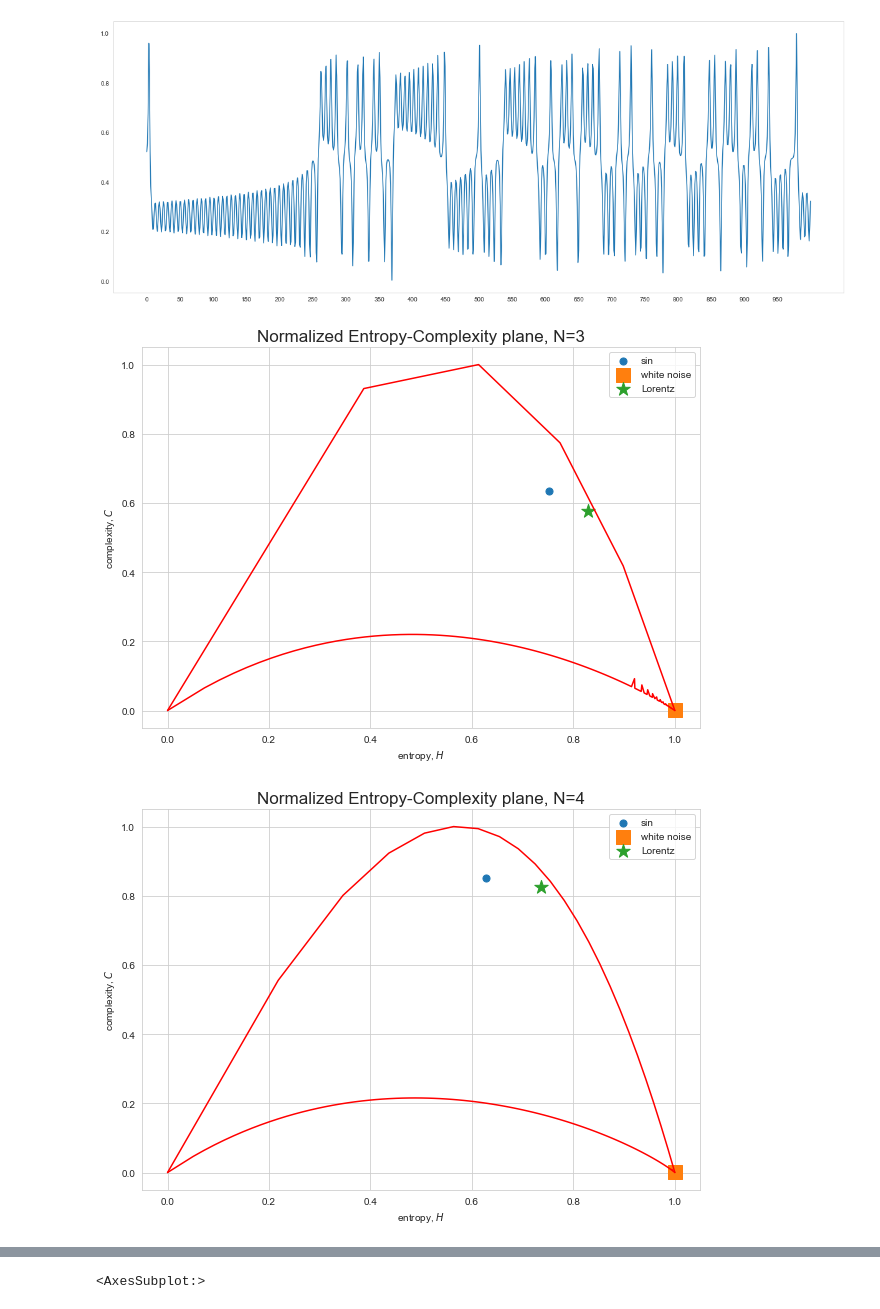
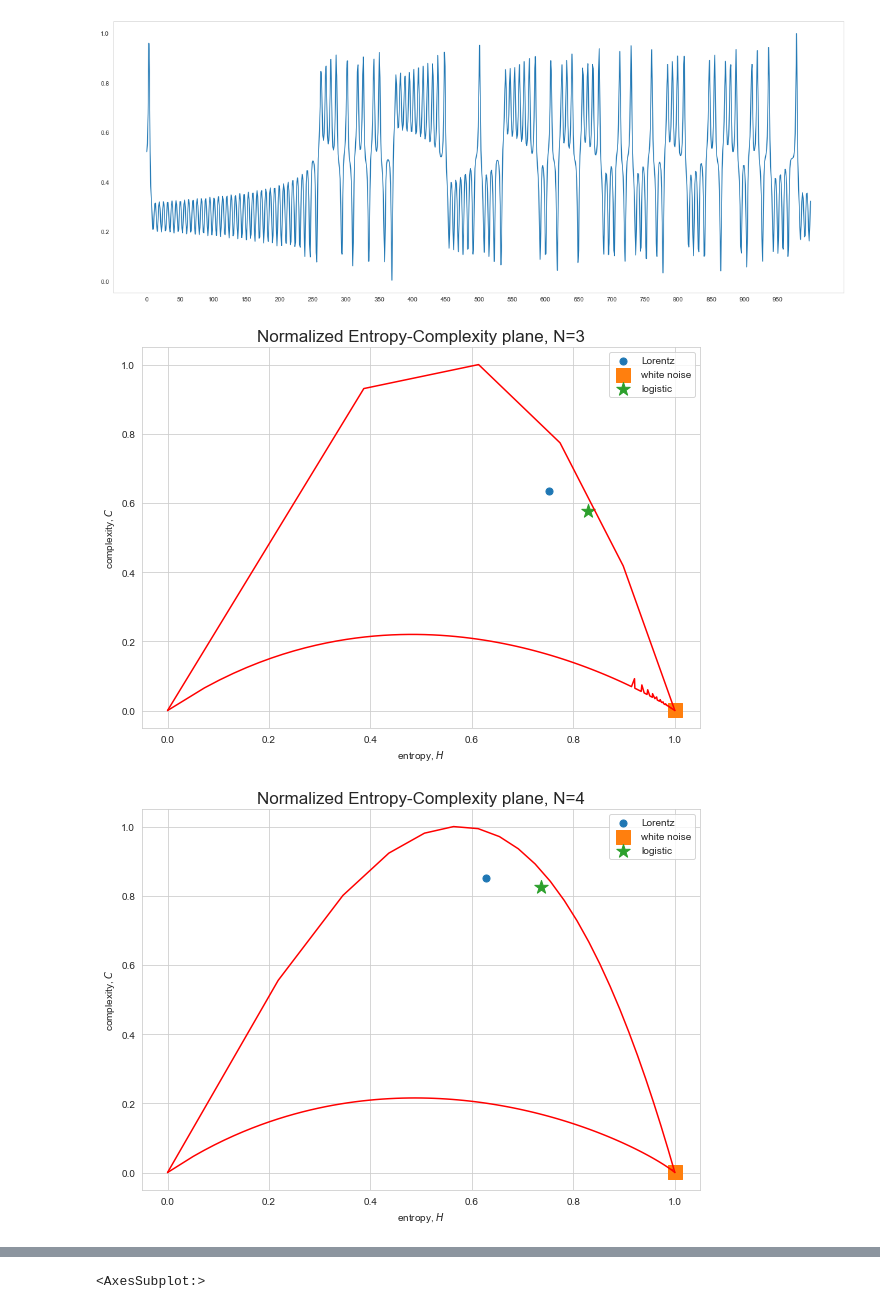
Before and after one commit to BorovTech/He_who_laughs_last, a Jupyter notebook: Entropy_Complexity/Entropy_Complexity_Chaos.ipynb, the cells around one changed output, grey strips where cells are left out. Drawn from its saved outputs; the diff is of its cells as text; code cells hidden in the pictures.

```diff
--- a/Entropy_Complexity/Entropy_Complexity_Chaos.ipynb
+++ b/Entropy_Complexity/Entropy_Complexity_Chaos.ipynb
@@ -38,34 +38,34 @@ for N in range(3, 16):
     M = 1
     min_ec, max_ec = get_borders(n=N, m=M)
     apex = max(max_ec.T[1])
     max_ec.T[1] /= apex #нормализуем верхнюю границу плоскости
 
     ec_lorentz = list(entropy_complexity(xs_trunc, n=N, m=M))
     ec_lorentz[1] /= apex
     lorentz_trajectory.append(ec_lorentz)
 
     ec_noise = list(entropy_complexity(white_noise, n=N, m=M))
     ec_noise[1] /= apex
     noise_trajectory.append(ec_noise)
 
     ec_logistic = list(entropy_complexity(logistic_series, n=N, m=M))
     ec_logistic[1] /= apex
     logistic_trajectory.append(ec_logistic)
 
 
     f, ax = plt.subplots(1,1,figsize=(10, 7))
     ax.plot(max_ec[:,0], max_ec[:,1],color='r')
     ax.plot(min_ec[:,0], min_ec[:,1],color='r')
 
-    ax.scatter(*ec_lorentz, label="sin", s=200, marker='.')
+    ax.scatter(*ec_lorentz, label="Lorentz", s=200, marker='.')
     ax.scatter(*ec_noise, label="white noise", s=200, marker='s')
-    ax.scatter(*ec_logistic, label="Lorentz", s=200, marker='*')
+    ax.scatter(*ec_logistic, label="logistic", s=200, marker='*')
 
     ax.set_xlabel('entropy, $H$')
     ax.set_ylabel('complexity, $C$')
     plt.title("Normalized Entropy-Complexity plane, N=%s" % (N), fontsize = 17)
     ax.legend()
     plt.show()
 # %% [output]
-[figure, old version]
+[figure, new version]
-[figure, old version]
+[figure, new version]
```
Also changed, not shown: parts of 10 cells of this notebook, 3 other files.
